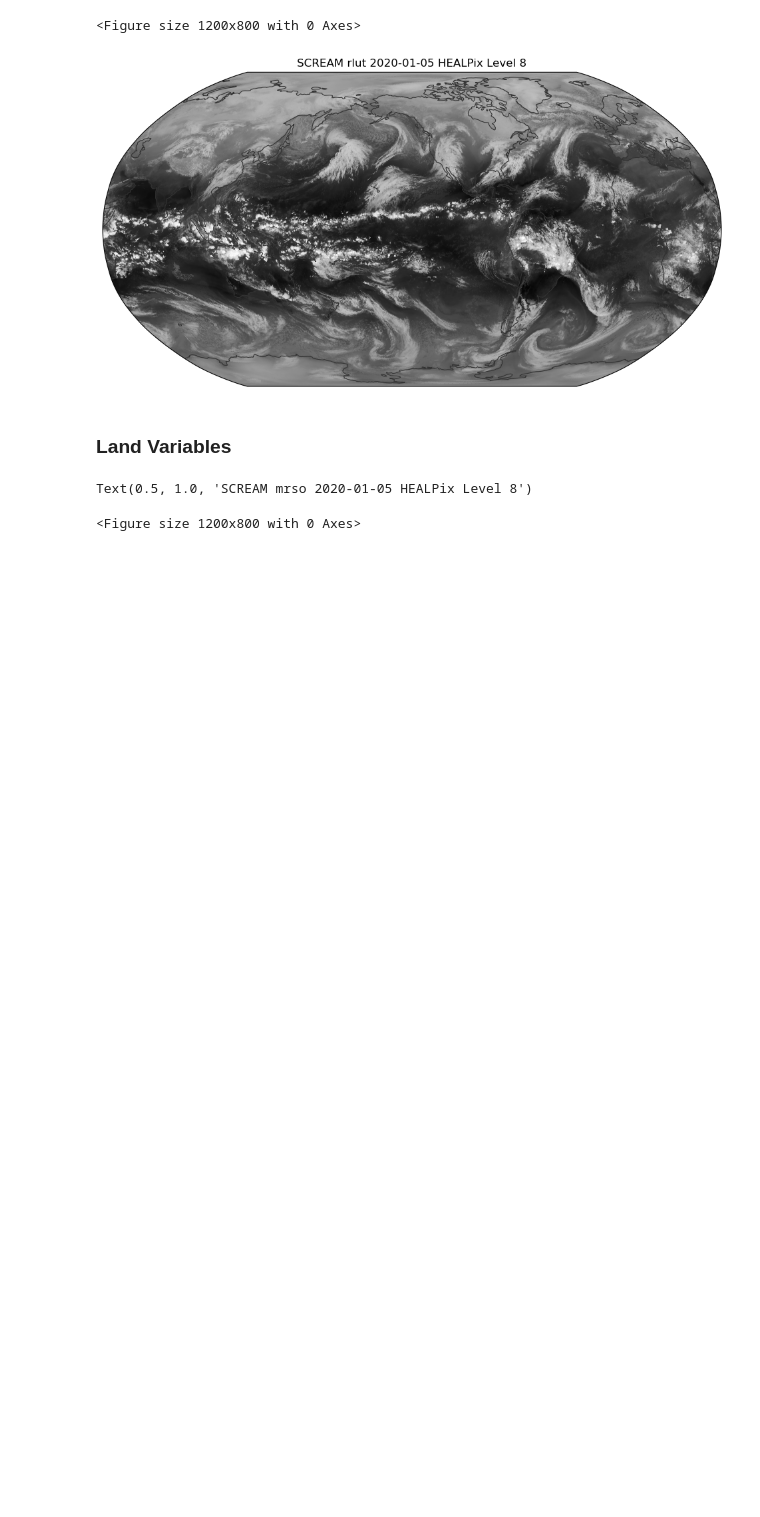
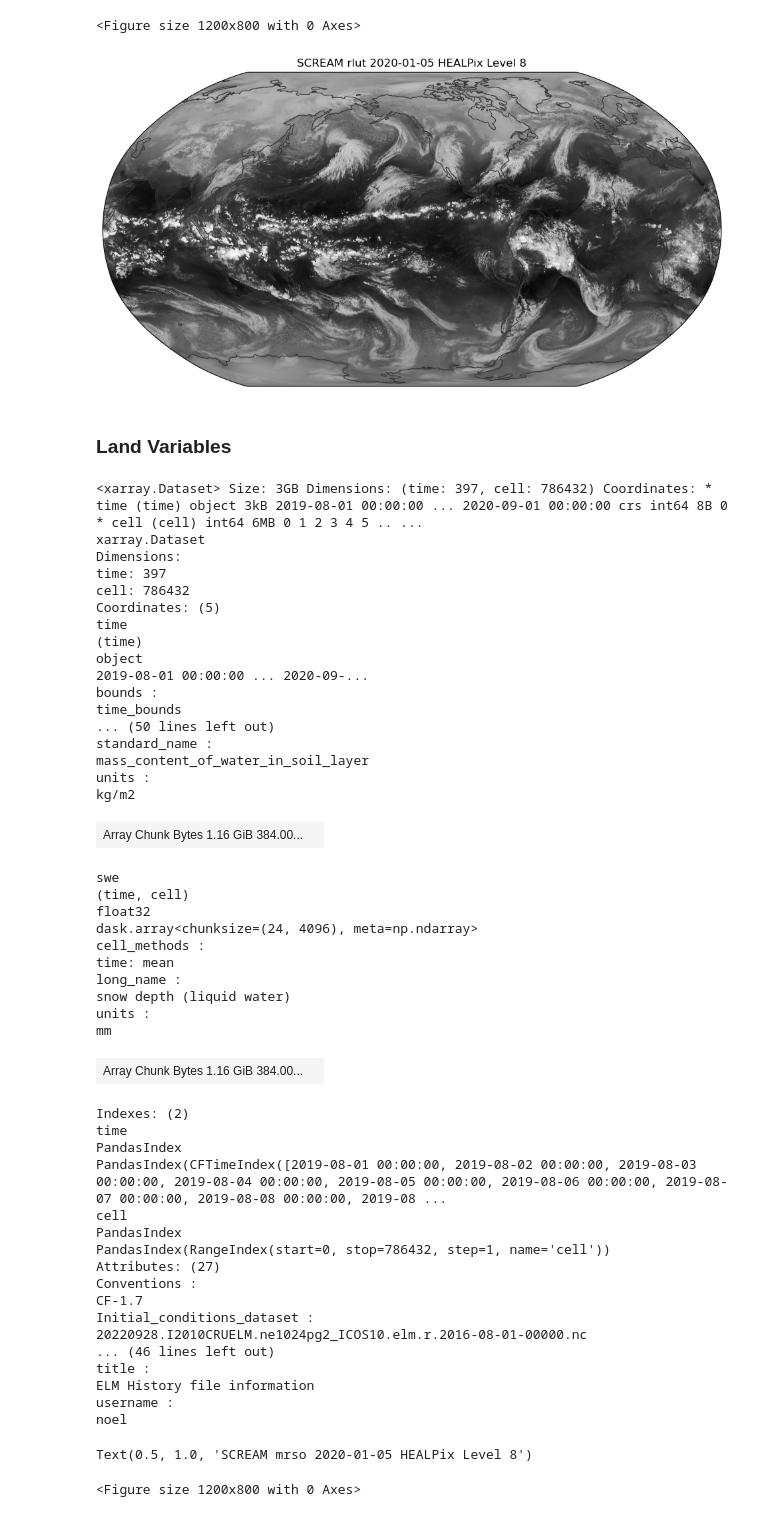
Before and after one commit to mannreis/wrcp-catalog, a Jupyter notebook: scream/rscream_catalog.ipynb, the cells around one changed output. Saved outputs shown, nothing was run; the diff lists cells and outputs as text; code cells hidden in the pictures; blank space fills up the shorter version.

```diff
--- a/scream/rscream_catalog.ipynb
+++ b/scream/rscream_catalog.ipynb
@@ -107,6 +132,54 @@ Text(0.5, 1.0, 'SCREAM rlut 2020-01-05 HEALPix Level 8')
 # %% [markdown]
 ### Land Variables
 # %%
-vt='mrso'
 z=8
 ds_lnd = scream_cat.scream_lnd(zoom=z).to_dask()
+ds_lnd= ds_lnd.pipe(egh.attach_coords)
+ds_lnd
+# %% [output]
+<xarray.Dataset> Size: 3GB Dimensions: (time: 397, cell: 786432) Coordinates: * time (time) object 3kB 2019-08-01 00:00:00 ... 2020-09-01 00:00:00 crs int64 8B 0 * cell (cell) int64 6MB 0 1 2 3 4 5 .. ...
+xarray.Dataset
+Dimensions:
+time: 397
+cell: 786432
+Coordinates: (5)
+time
+(time)
+object
+2019-08-01 00:00:00 ... 2020-09-...
+bounds :
+time_bounds
+... (50 lines left out)
+standard_name :
+mass_content_of_water_in_soil_layer
+units :
+kg/m2
+| Array Chunk Bytes 1.16 GiB 384.00... |  |
+swe
+(time, cell)
+float32
+dask.array<chunksize=(24, 4096), meta=np.ndarray>
+cell_methods :
+time: mean
+long_name :
+snow depth (liquid water)
+units :
+mm
+| Array Chunk Bytes 1.16 GiB 384.00... |  |
+Indexes: (2)
+time
+PandasIndex
+PandasIndex(CFTimeIndex([2019-08-01 00:00:00, 2019-08-02 00:00:00, 2019-08-03 00:00:00, 2019-08-04 00:00:00, 2019-08-05 00:00:00, 2019-08-06 00:00:00, 2019-08-07 00:00:00, 2019-08-08 00:00:00, 2019-08 ...
+cell
+PandasIndex
+PandasIndex(RangeIndex(start=0, stop=786432, step=1, name='cell'))
+Attributes: (27)
+Conventions :
+CF-1.7
+Initial_conditions_dataset :
+20220928.I2010CRUELM.ne1024pg2_ICOS10.elm.r.2016-08-01-00000.nc
+... (46 lines left out)
+title :
+ELM History file information
+username :
+noel
```
Also changed, not shown: parts of 13 cells of this notebook.
